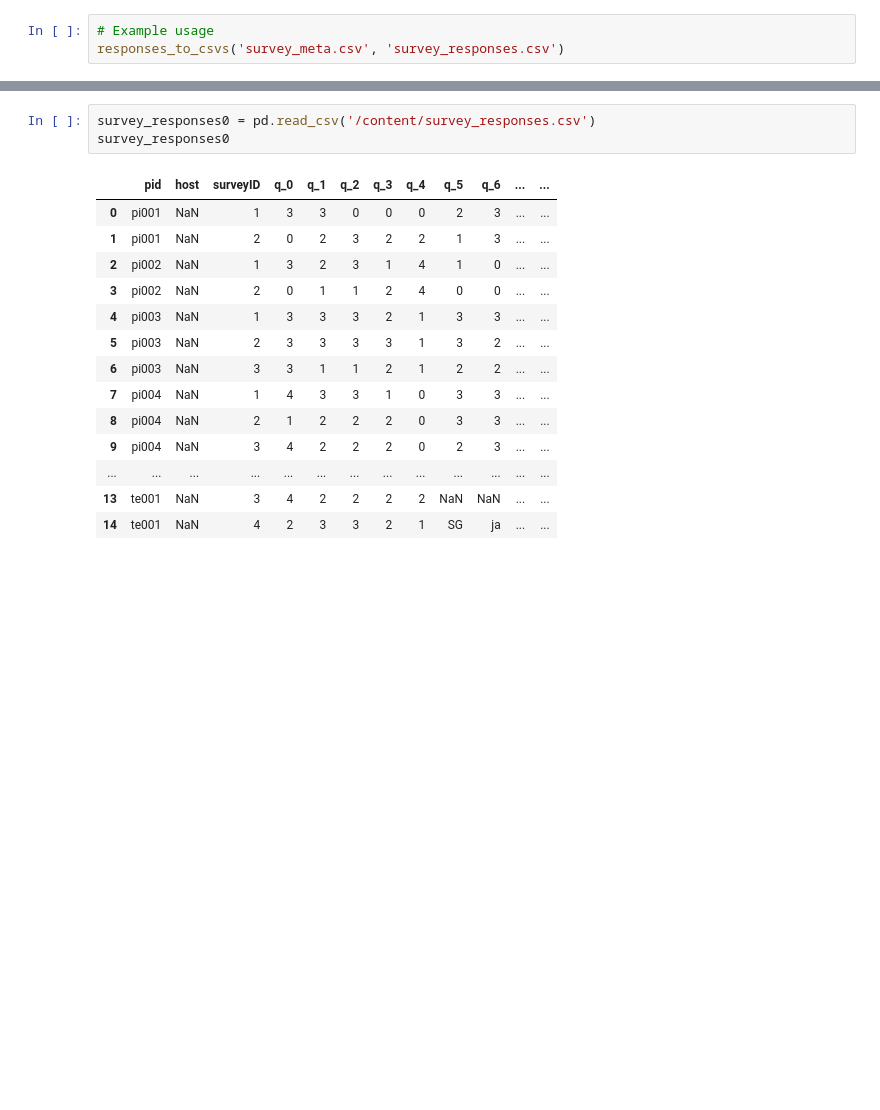
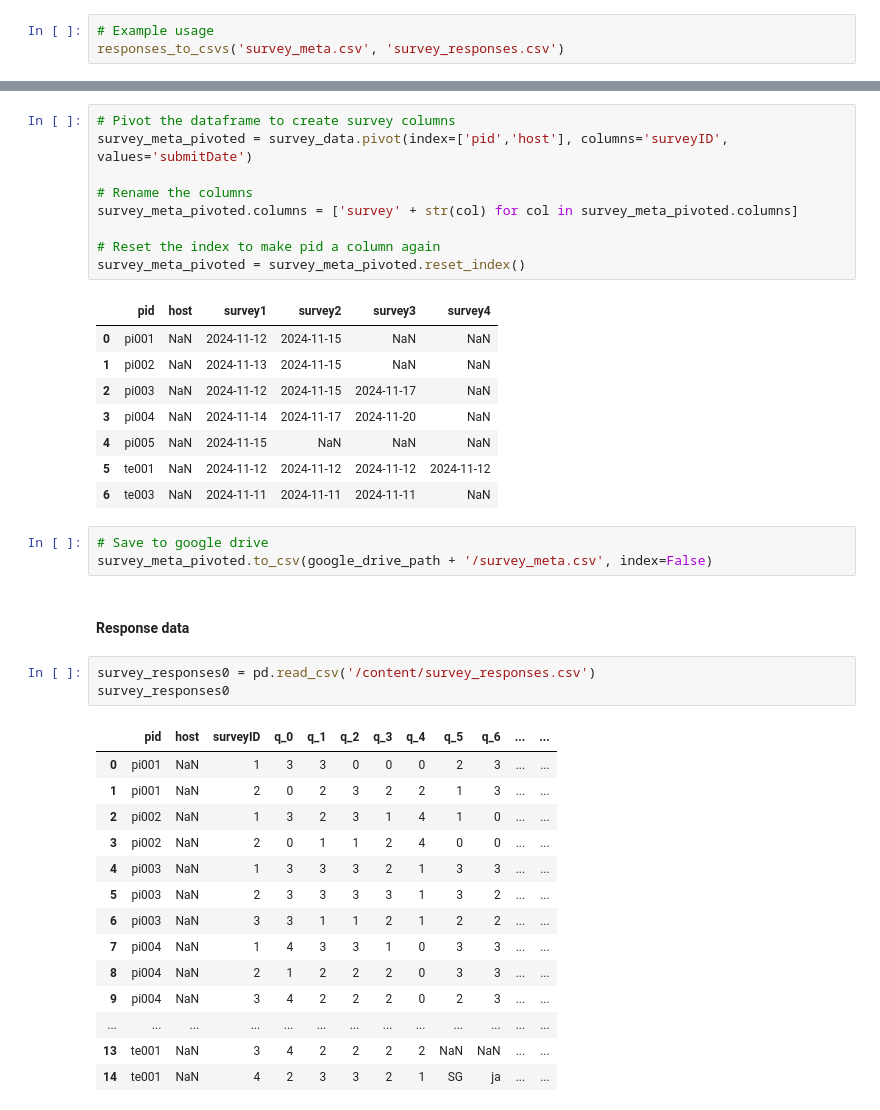
Before and after one commit to jzheng23/colab, a Jupyter notebook: Smartphone_screeentime.ipynb, the cells around one changed output, grey strips where cells are left out. Cells and saved outputs as stored; diff of their text form; blank space fills up the shorter version.

```diff
--- a/Smartphone_screeentime.ipynb
+++ b/Smartphone_screeentime.ipynb
@@ -259,3 +301,26 @@ survey_meta0
+# %%
+# Pivot the dataframe to create survey columns
+survey_meta_pivoted = survey_data.pivot(index=['pid','host'], columns='surveyID', values='submitDate')
+
+# Rename the columns
+survey_meta_pivoted.columns = ['survey' + str(col) for col in survey_meta_pivoted.columns]
+
+# Reset the index to make pid a column again
+survey_meta_pivoted = survey_meta_pivoted.reset_index()
+# %% [output]
+|  | pid | host | survey1 | survey2 | survey3 | survey4 |
+| 0 | pi001 | NaN | 2024-11-12 | 2024-11-15 | NaN | NaN |
+| 1 | pi002 | NaN | 2024-11-13 | 2024-11-15 | NaN | NaN |
+| 2 | pi003 | NaN | 2024-11-12 | 2024-11-15 | 2024-11-17 | NaN |
+| 3 | pi004 | NaN | 2024-11-14 | 2024-11-17 | 2024-11-20 | NaN |
+| 4 | pi005 | NaN | 2024-11-15 | NaN | NaN | NaN |
+| 5 | te001 | NaN | 2024-11-12 | 2024-11-12 | 2024-11-12 | 2024-11-12 |
+| 6 | te003 | NaN | 2024-11-11 | 2024-11-11 | 2024-11-11 | NaN |
+# %%
+# Save to google drive
+survey_meta_pivoted.to_csv(google_drive_path + '/survey_meta.csv', index=False)
+# %% [markdown]
+#### Response data
 # %%
 survey_responses0 = pd.read_csv('/content/survey_responses.csv')
 survey_responses0
```
Also changed, not shown: parts of 39 cells of this notebook.
